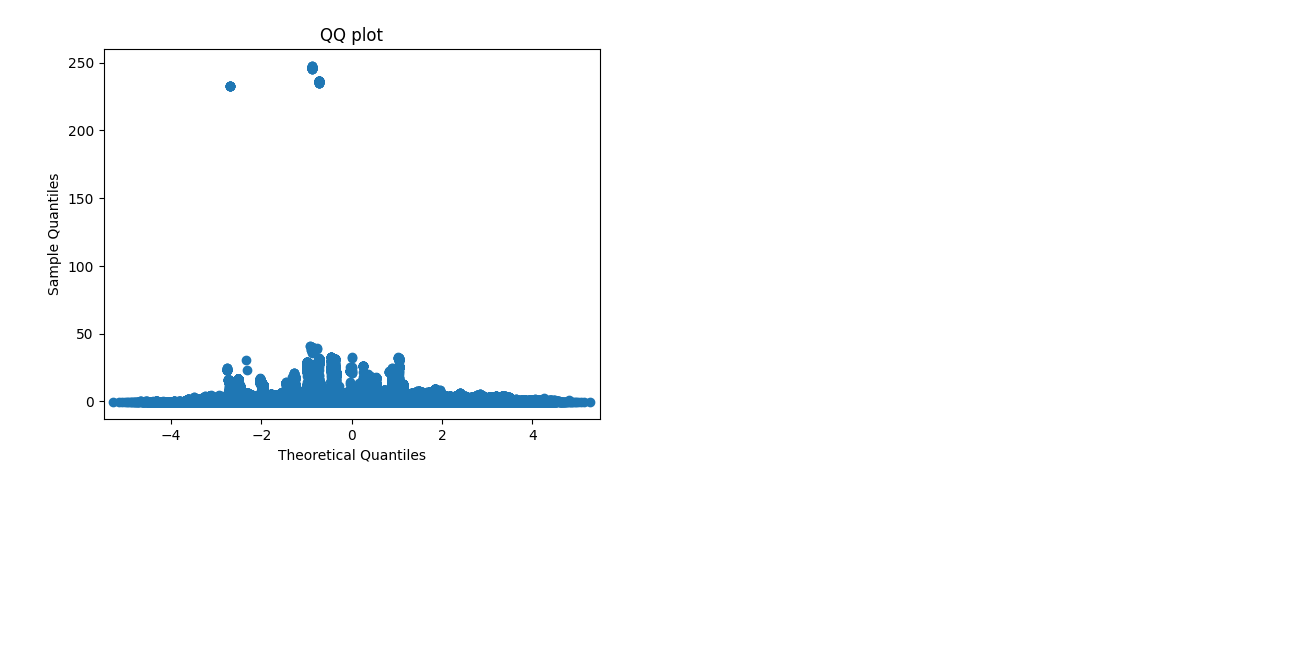
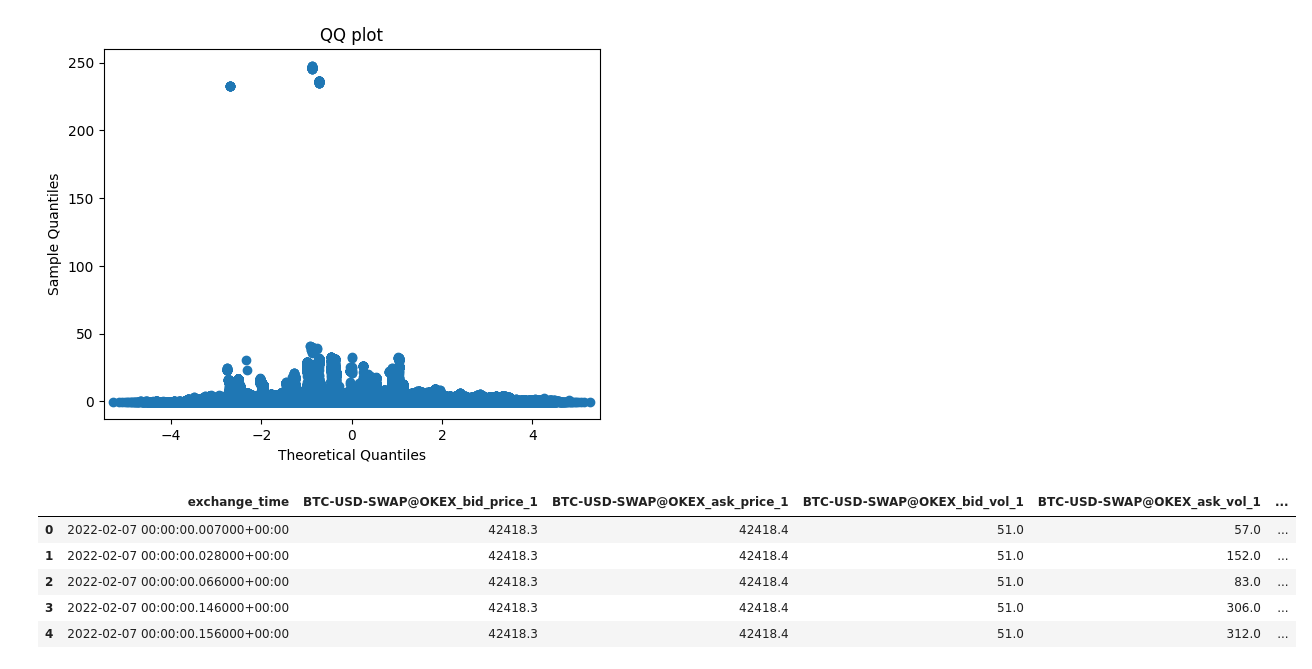
Before and after one commit to varsey/py-sql-test-case, a Jupyter notebook: main.ipynb, the cells around one changed output. Cells and saved outputs as stored; diff of their text form; code cells hidden in the pictures; blank space fills up the shorter version.

```diff
--- a/main.ipynb
+++ b/main.ipynb
@@ -120,3 +116,16 @@ plt.title("QQ plot")
 plt.show()
 # %% [output]
 [figure]
+# %%
+bid_price_clm, ask_price_clm = 'BTC-USD-SWAP@OKEX_bid_price_1', 'BTC-USD-SWAP@OKEX_ask_price_1'
+# %%
+exchange_data['average'] = (exchange_data[bid_price_clm] + exchange_data[ask_price_clm])/2
+# %%
+exchange_data.head()
+# %% [output]
+|  | exchange_time | BTC-USD-SWAP@OKEX_bid_price_1 | BTC-USD-SWAP@OKEX_ask_price_1 | BTC-USD-SWAP@OKEX_bid_vol_1 | BTC-USD-SWAP@OKEX_ask_vol_1 | ... |
+| 0 | 2022-02-07 00:00:00.007000+00:00 | 42418.3 | 42418.4 | 51.0 | 57.0 | ... |
+| 1 | 2022-02-07 00:00:00.028000+00:00 | 42418.3 | 42418.4 | 51.0 | 152.0 | ... |
+| 2 | 2022-02-07 00:00:00.066000+00:00 | 42418.3 | 42418.4 | 51.0 | 83.0 | ... |
+| 3 | 2022-02-07 00:00:00.146000+00:00 | 42418.3 | 42418.4 | 51.0 | 306.0 | ... |
+| 4 | 2022-02-07 00:00:00.156000+00:00 | 42418.3 | 42418.4 | 51.0 | 312.0 | ... |
```
Also changed, not shown: parts of 19 cells of this notebook.
